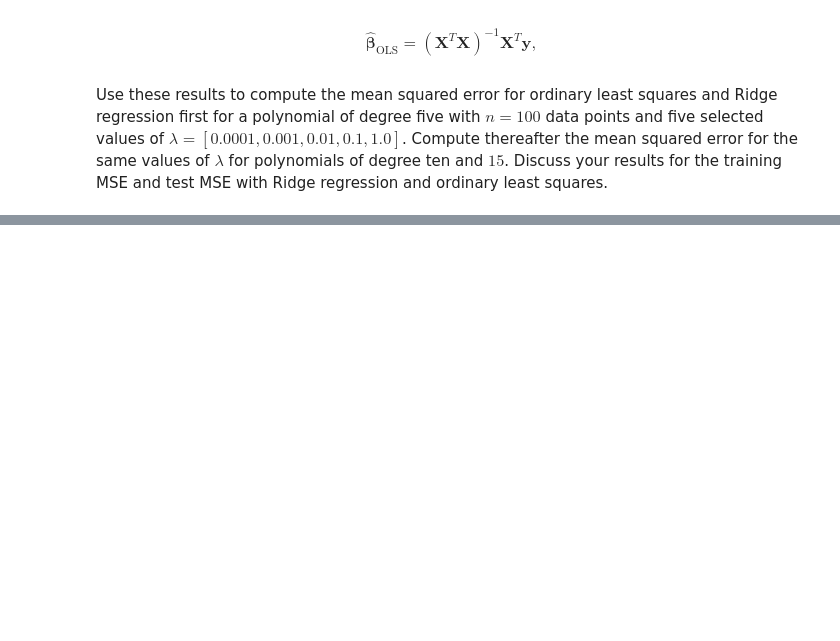
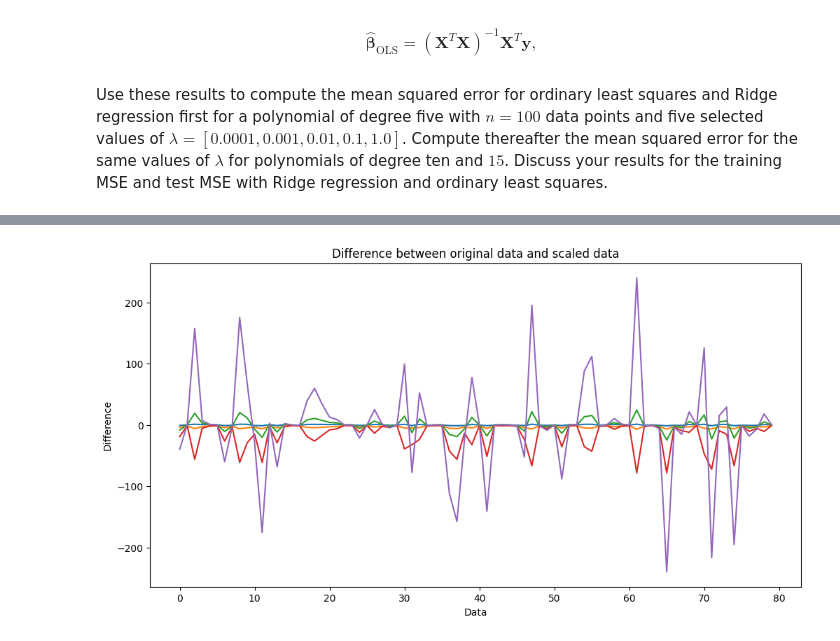
Before and after one commit to Elisaottoboni/Machine-Learning-University-of-Oslo, a Jupyter notebook: week_36/w36_Gabriele.ipynb, the cells around one changed output, grey strips where cells are left out. Saved outputs shown, nothing was run; the diff lists cells and outputs as text; code cells hidden in the pictures; blank space fills up the shorter version.

```diff
--- a/week_36/w36_Gabriele.ipynb
+++ b/week_36/w36_Gabriele.ipynb
@@ -145,0 +242,13 @@ Ridge regression and ordinary least squares.
+# %%
+# Calcolo delle differenze
+differences = scaler_train - X_train
+
+# Plot delle differenze
+plt.figure(figsize=(12, 6))
+plt.plot(differences)
+plt.title('Difference between original data and scaled data')
+plt.xlabel('Data')
+plt.ylabel('Difference')
+plt.show()
+# %% [output]
+[figure, added]
```
Also changed, not shown: parts of 9 cells of this notebook.
